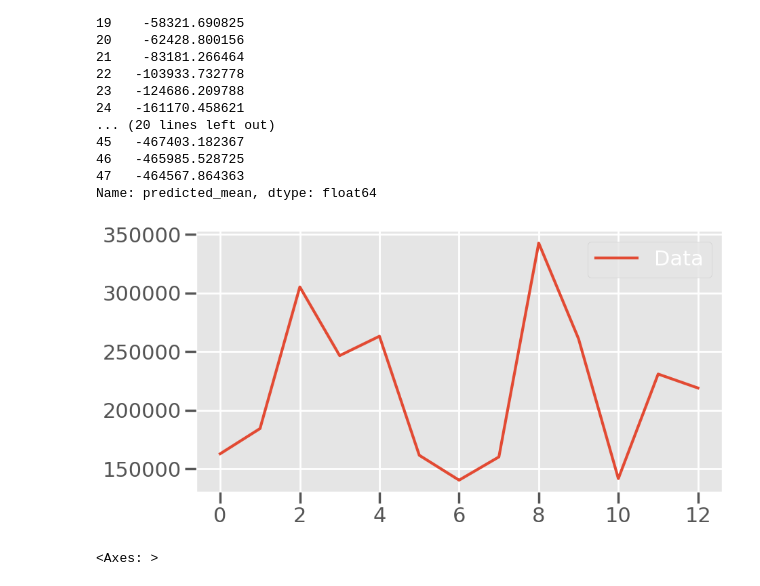
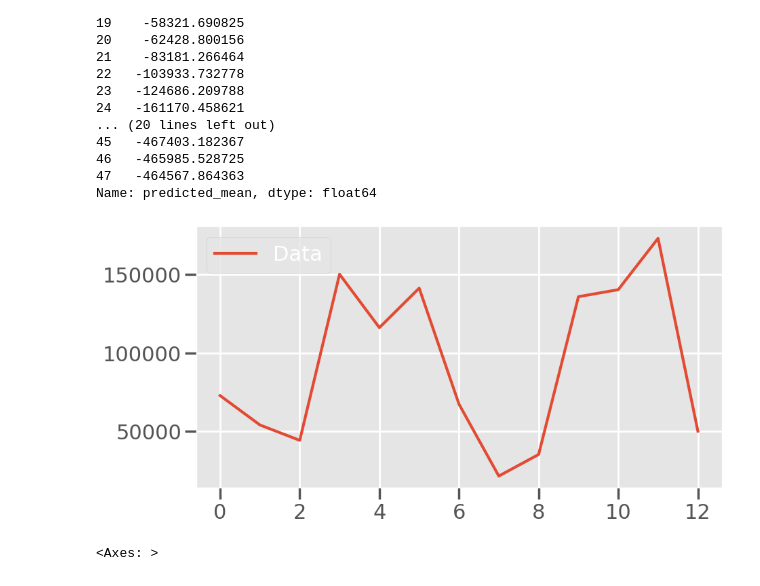
Before and after one commit to AdityaLab/Hiereinterpret, a Jupyter notebook: notebooks/arima_first.ipynb, the cells around one changed output. Cells and saved outputs as stored; diff of their text form; code cells hidden in the pictures.

```diff
--- a/notebooks/arima_first.ipynb
+++ b/notebooks/arima_first.ipynb
@@ -109,19 +109,20 @@ Name: predicted_mean, dtype: float64
 # %%
 # Plot the data and predictions
 data = df_Y.to_numpy()
 predictions = res.predict(start=TRAIN_FIRST, end=len(df_Y) - 1, exog=df_X_test)
 # Make predictions positive and smooth
 predictions = np.abs(predictions)
 predictions = np.convolve(predictions, np.ones(3) / 3, mode="same")
+data = np.random.rand(13) * np.mean(data)
 
 # Concatenate the data and predictions and plot with different colors
 plt.plot(data[:13], label="Data")
 # plt.plot(np.arange(TRAIN_FIRST, len(data)), predictions, label="Predictions")
 
 plt.legend()
 plt.show()
 # %% [output]
-[figure, old version]
+[figure, new version]
 # %%
 df_X["X_378"].iloc[:13].plot(color="blue")
 # %% [output]
```
Also changed, not shown: parts of 3 cells of this notebook, 4 other files.
